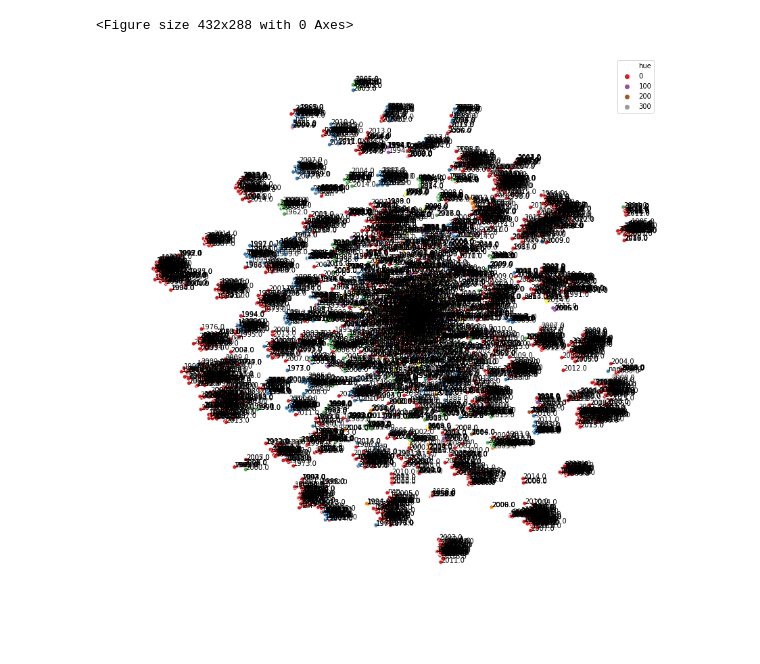
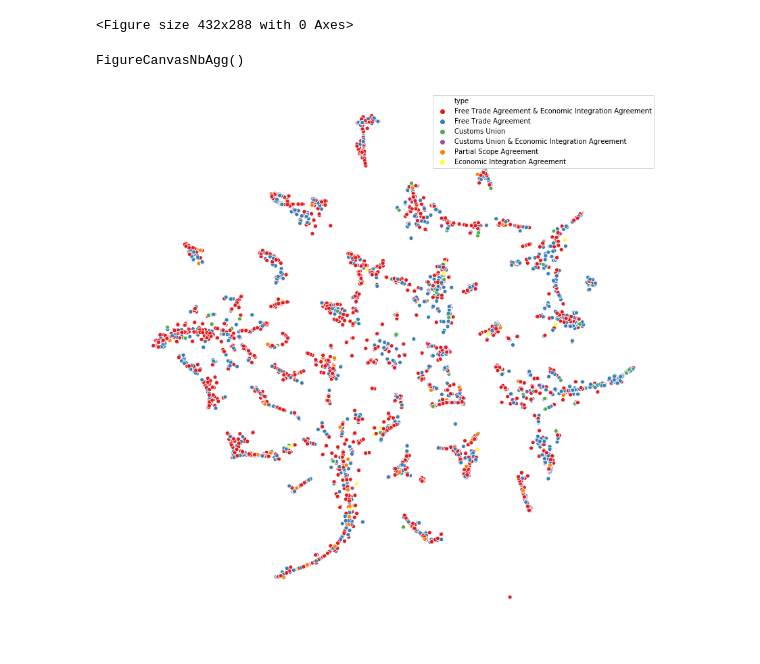
Before and after one commit to OllieFord/DS4D-Trade-Agreement-Project, a Jupyter notebook: Visualisations/ChapterClustering.ipynb, the cells around one changed output. Cells and saved outputs as stored; diff of their text form; code cells hidden in the pictures.

Commit message:
cleaned folders and made some preliminary final plots

```diff
--- a/Visualisations/ChapterClustering.ipynb
+++ b/Visualisations/ChapterClustering.ipynb
@@ -122,9 +125,17 @@ def xml2list_chapters(file):
     chapter_type_all = []
     chapter_lan_all = []
     chapter_date_all = []
+    chapter_region_all = []
+    chapter_name_all = []
 
     type_agree = root[0].find('type')
     type_agree = type_agree.text
+
+    name_agree = root[0].find('name')
+    name_agree = name_agree.text
+
+    region_agree = root[0].find('region')
+    region_agree = region_agree.text
 
     lan_agree = root[0].find('language')
     lan_agree = lan_agree.text
@@ -163,8 +174,10 @@ def xml2list_chapters(file):
         chapter_type_all.append(type_agree)
         chapter_lan_all.append(lan_agree)
         chapter_date_all.append(date_agree)
+        chapter_region_all.append(region_agree)
+        chapter_name_all.append(name_agree)
 
-    return chapter_text_all, chapter_type_all, chapter_lan_all, chapter_date_all
+    return chapter_text_all, chapter_type_all, chapter_lan_all, chapter_date_all, chapter_region_all, chapter_name_all
 # %%
 import spacy
 from spacy.tokenizer import Tokenizer
@@ -177,13 +190,17 @@ treaty_text = []
 treaty_types = []
 treaty_language = []
 treaty_date = []
+treaty_region = []
+treaty_name = []
 
 for i in range(0, len(files)):
-    chapters, types, language, date = xml2list_chapters(PATH + files[i])
+    chapters, types, language, date, region, name = xml2list_chapters(PATH + files[i])
     treaty_text.extend(chapters)
     treaty_types.extend(types)
     treaty_language.extend(language)
     treaty_date.extend(date)
+    treaty_region.extend(region)
+    treaty_name.extend(name)
 
 t_txt = []
 for doc in tokenizer.pipe(treaty_text, batch_size=50):
@@ -193,6 +210,8 @@ textdf["chapter_text"] = t_txt
 textdf["type"] = treaty_types
 textdf["language"] = treaty_language
 textdf["year"] = treaty_date
+textdf["region"] = treaty_region
+textdf["name"] = treaty_name
 # %%
 textdf = textdf[textdf.language == 'en']
 textdf.head()
@@ -263,7 +282,7 @@ stop_words_law.append('\n')
 # Parameters that I tweaked - could probably spend a whole week trying to find the best combination - but this selection seems to work just fine
 # for number in range(20,150,10):
 n_features = 1000
-n_topics =  300 #because I want it to try and cluster based on the 5 treaty types
+n_topics =  40 #because I want it to try and cluster based on the 5 treaty types
 n_top_words = 10
 
 
@@ -280,7 +299,7 @@ tfidf_vectorizer = TfidfVectorizer(max_df=0.95, min_df=2,max_features=n_features
 #retearns a term-document matrix
 tfidf = tfidf_vectorizer.fit_transform(textdf['chapter_text'])
 # This is where the non negative matrix factorization happens - in short it is a form of dimensionality reduction
-nmf = LSA(n_components=n_topics).fit(tfidf)
+nmf = LDA(n_components=n_topics).fit(tfidf)
 
 # print("Topics found via NMF:")
 # # need to print the words most related to the seperate topics - quite difficult to differentiate by hand.
@@ -291,10 +310,21 @@ nmf_embedding = nmf.transform(tfidf)
 # nmf_embedding = (nmf_embedding - nmf_embedding.mean(axis=0))/nmf_embedding.std(axis=0)
 topics = list(range(n_topics)) #these are hand coded topics and probably do not represent the actual topics
 
-tsne = TSNE(random_state=3211, perplexity=80, learning_rate=100) # run t-sne with the various parameters
+top_idx = np.argsort(nmf_embedding, axis=0)[-3:]
+
+count = 0
+for idxs in top_idx.T:
+    print("\nTopic {}:".format(count))
+    for idx in idxs:
+        print(textdf.iloc[idx][['name', 'region', 'type']])
+    count += 1
+
+tsne = TSNE(random_state=3211, perplexity=30, learning_rate=100) # run t-sne with the various parameters
 tsne_embedding = tsne.fit_transform(nmf_embedding)
 tsne_embedding = pd.DataFrame(tsne_embedding,columns=['x','y']) # turn the results into a dataframe
 tsne_embedding['hue'] = nmf_embedding.argmax(axis=1) # attach a hue column so that we can later color each cluster differently
 tsne_embedding['year'] = textdf['year'] # attach a year column so that we can see the evolution of the treaties over time.
 tsne_embedding['type'] = textdf['type']
+tsne_embedding['name'] = textdf['name']
+tsne_embedding['region'] = textdf['region']
 tsne_embedding['opacity'] = textdf['opacity']
@@ -305,31 +353,34 @@ tsne_embedding['opacity'] = textdf['opacity']
 # %%
 # color_list = plt.cm.tab20(np.linspace(0, 1, len(textdf.type.unique())))
 
 
 # color = [r,g,b, a]
 legend_list = []
 
 # for i in range(len(topics)):
 #     color = color_list[i]
 #     legend_list.append(mpatches.Ellipse((0, 0), 1, 1, fc=color))
 
 
 fig, axs = plt.subplots(figsize=(14, 15), facecolor='w', edgecolor='k')
 fig.subplots_adjust(hspace = .1, wspace=0)
 data=tsne_embedding
 
 # def label_point(x, y, val, ax):
 #     a = pd.concat({'x': x, 'y': y, 'val': val}, axis=1)
 #     for i, point in a.iterrows():
 #         ax.text(point['x']+.02, point['y'], str(point['val']))
 
-label_point(data.x, data.y, data.year, plt.gca())
+# label_point(data.x, data.y, data.year, plt.gca())
 
-scatter = sns.scatterplot(data=data, x='x',y='y', hue='hue', palette='Set1')
+scatter = sns.scatterplot(data=data, x='x',y='y', hue='type', palette='Set1')
 # axs.set_title('Treaties signed until {}'.format(year),**{'fontsize':'10'})
 axs.axis('off')
 
 #     fig.legend(legend_list, topics, loc=(0.2,0.89), ncol=5)
 plt.subplots_adjust(top=0.85)
+
+plt.savefig('LDA_40_CHA_TYP.svg', format='svg', dpi=100, transparent=True)
 # %% [output]
+FigureCanvasNbAgg()
-[figure, old version]
+[figure, new version]
```
Also changed, not shown: parts of 5 cells of this notebook, 35 other files.
